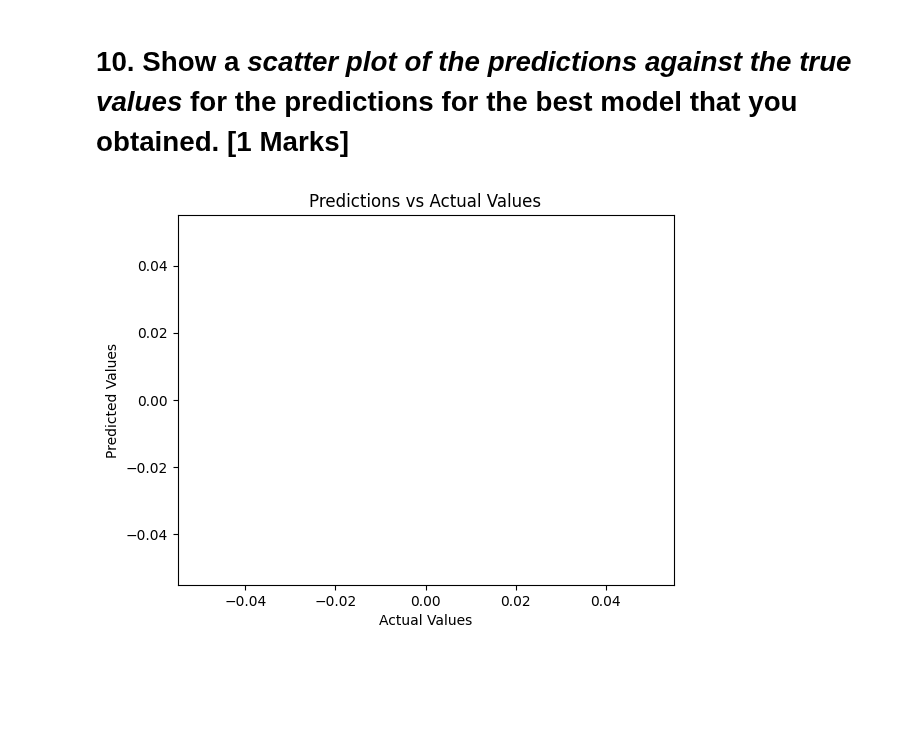
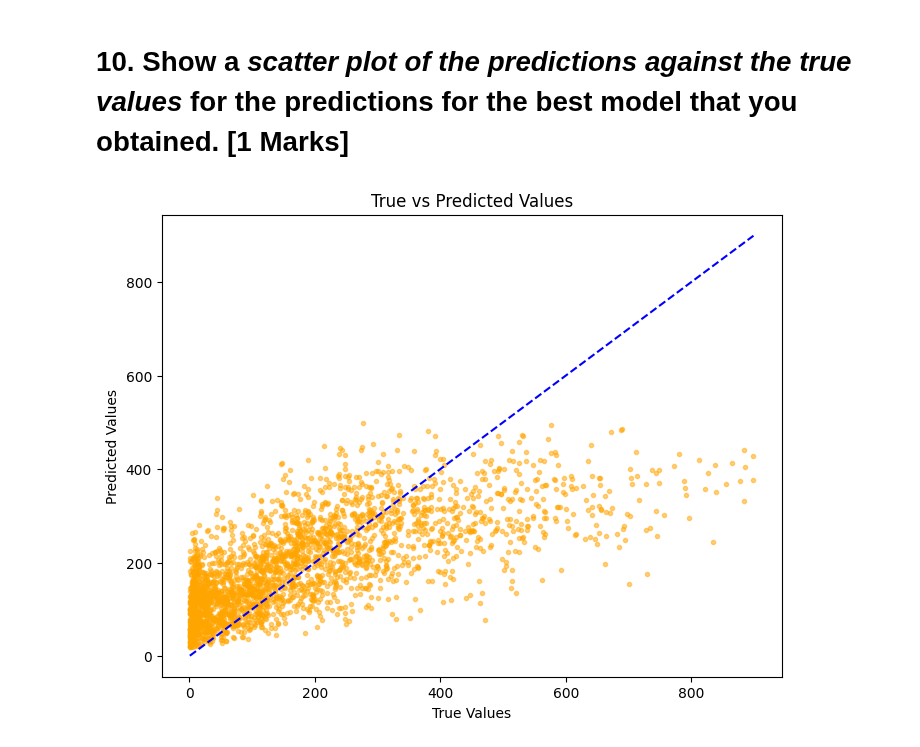
Before and after one commit to NehaKumari500092077/Machine-Learning-Lab, a Jupyter notebook: Session_6_Assignments.ipynb, the cells around one changed output. Saved outputs shown, nothing was run; the diff lists cells and outputs as text; code cells hidden in the pictures; blank space fills up the shorter version.

```diff
--- a/Session_6_Assignments.ipynb
+++ b/Session_6_Assignments.ipynb
@@ -325,0 +286,12 @@ ValueError: Input contains NaN.
+# %%
+# Evaluate the best model on the test set
+best_model.eval()
+with torch.no_grad():
+    test_predictions = best_model(X_test_tensor)
+    test_loss = loss_function(test_predictions, y_test_tensor)
+    print(f'Test Loss: {test_loss.item():.4f}')
+
+# Calculate MSE on the test set
+y_test_pred = test_predictions.numpy().flatten()
+test_mse = mean_squared_error(Y_test, y_test_pred)
+print(f'Test MSE: {test_mse:.4f}')
@@ -326,24 +301,14 @@ ValueError: Input contains NaN.
 # %% [markdown]
 
 # 10. Show a *scatter plot of the predictions against the true values* for the predictions for the best model that you obtained. **[1  Marks]**
-# %%
-# Step 7: Create a scatter plot of predicted vs actual values
-def plot_predictions_vs_actual(model, test_loader):
-    model.eval()
-    true_values = []
-    predicted_values = []
-    with torch.no_grad():
-        for inputs, labels in test_loader:
-            predictions = model(inputs)
-            true_values.extend(labels.numpy())
-            predicted_values.extend(predictions.squeeze().numpy())
-
-    plt.scatter(true_values, predicted_values)
-    plt.xlabel('Actual Values')
-    plt.ylabel('Predicted Values')
-    plt.title('Predictions vs Actual Values')
-    plt.show()
-
-plot_predictions_vs_actual(optimal_model, test_loader)
-# %% [output]
-[figure, removed]
+# %%
+# Plot predicted vs actual values
+plt.figure(figsize=(8, 6))
+plt.scatter(Y_test, y_test_pred, marker='.', color='orange', alpha=0.5)
+plt.plot([min(Y_test), max(Y_test)], [min(Y_test), max(Y_test)], linestyle='--', color='blue')
+plt.xlabel("True Values")
+plt.ylabel("Predicted Values")
+plt.title("True vs Predicted Values")
+plt.show()
+# %% [output]
+[figure, added]
```
Also changed, not shown: parts of 12 cells of this notebook.
